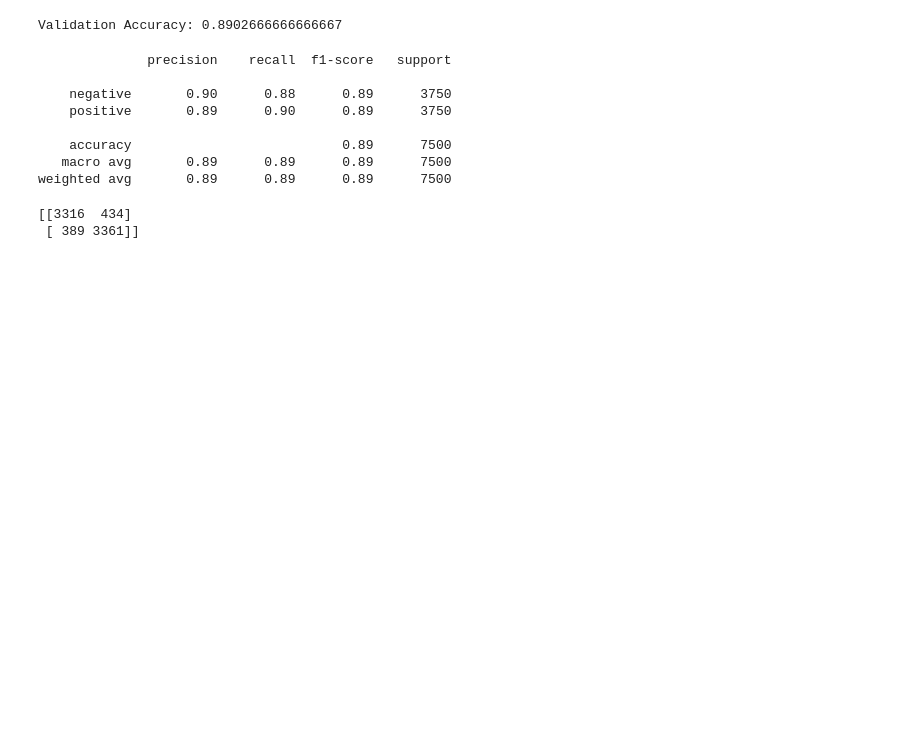
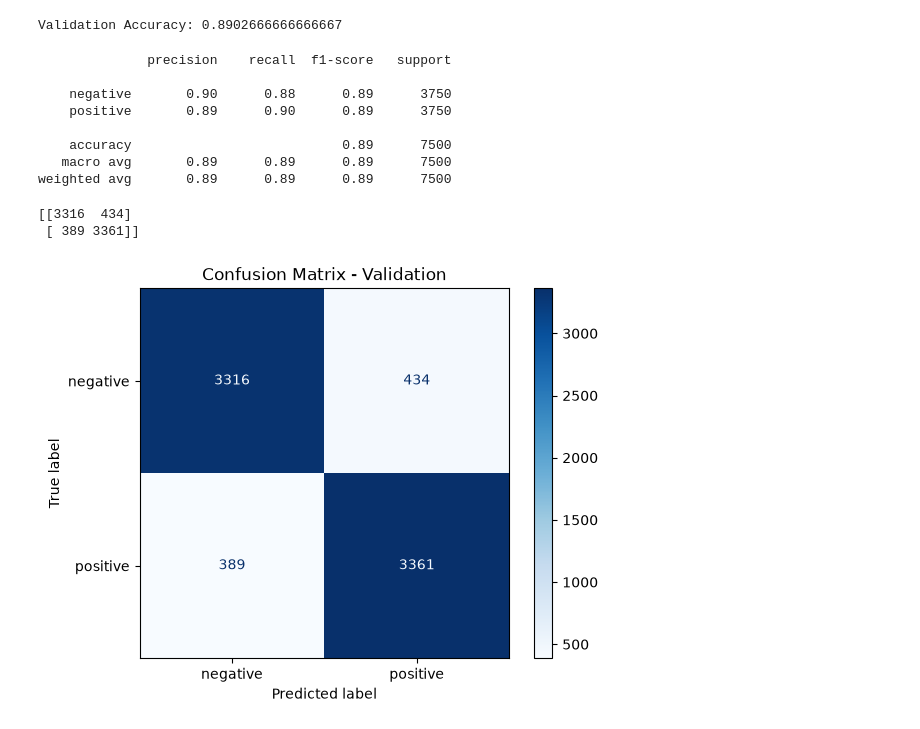
Before and after one commit to hydrangea-2101/NLP_LABS, a Jupyter notebook: lab_04/classification.ipynb, the cells around one changed output. Saved outputs shown, nothing was run; the diff lists cells and outputs as text; code cells hidden in the pictures; blank space fills up the shorter version.

```diff
--- a/lab_04/classification.ipynb
+++ b/lab_04/classification.ipynb
@@ -245,0 +250,12 @@ print(cm)
+# %%
+ConfusionMatrixDisplay.from_predictions(
+    y_val,
+    y_val_pred,
+    labels=["negative", "positive"],
+    cmap="Blues"
+)
+
+plt.title("Confusion Matrix - Validation")
+plt.show()
+# %% [output]
+[figure, added]
```
Also changed, not shown: parts of 6 cells of this notebook, 2 other files.
